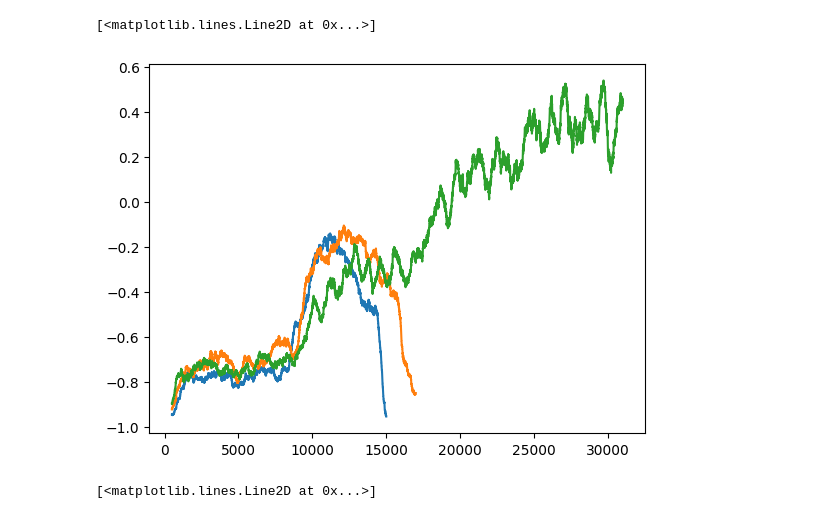
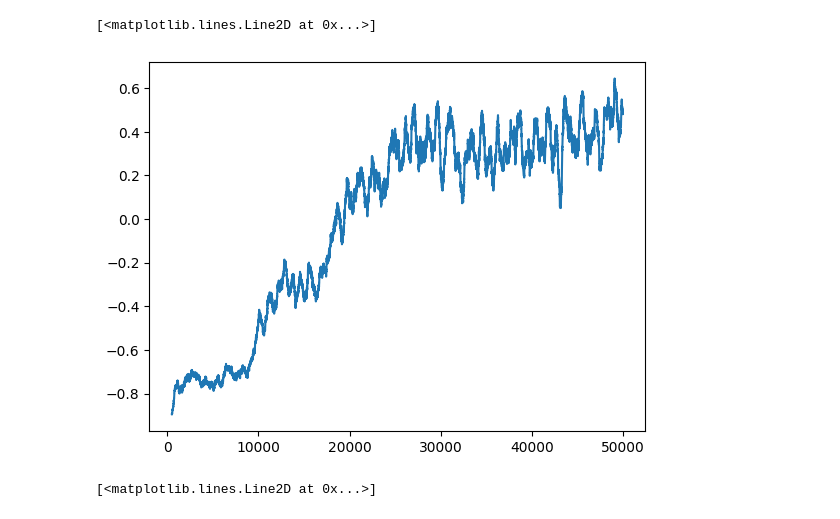
Before and after one commit to fredpell1/snake-RL, a Jupyter notebook: src/plot.ipynb, the cells around one changed output. Drawn from its saved outputs; the diff is of its cells as text; code cells hidden in the pictures.

```diff
--- a/src/plot.ipynb
+++ b/src/plot.ipynb
@@ -2,24 +2,24 @@
 import matplotlib.pyplot as plt
 import numpy as np
 # %%
-rewards_dqn_v1 = np.loadtxt('../outputs/dqn-v1-test.txt')
-rewards_dqn_v2 = np.loadtxt('../outputs/dqn-v2-test.txt')
-rewards_dqn_v3 = np.loadtxt('../outputs/dqn-v3-test.txt')
-rewards_dqn_v4 = np.loadtxt('../outputs/dqn-v4-test.txt')
-rewards_dqn_v5 = np.loadtxt('../outputs/dqn-v5-test.txt')
-reward_dqn_v_1_1 = np.loadtxt('../outputs/dqn-v1-1-test.txt')
-reward_dqn_v_1_2 = np.loadtxt('../outputs/dqn-v1-2-test.txt')
-reward_dqn_v_1_3 = np.loadtxt('../outputs/dqn-v1-3-test.txt')
-reward_dqn_v_1_4 = np.loadtxt('../outputs/dqn-v1-4-test.txt')
-reward_dqn_v_2_1 = np.loadtxt('../outputs/dqn-v2-1-test.txt')
-reward_dqn_v_2_2 = np.loadtxt('../outputs/dqn-v2-2-test.txt')
-reward_dqn_v_2_3 = np.loadtxt('../outputs/dqn-v2-3-test.txt')
-reward_dqn_v_2_4 = np.loadtxt('../outputs/dqn-v2-4-test.txt')
+rewards_dqn_v1 = np.loadtxt('../outputs/dqn/dqn-v1-test.txt')
+rewards_dqn_v2 = np.loadtxt('../outputs/dqn/dqn-v2-test.txt')
+rewards_dqn_v3 = np.loadtxt('../outputs/dqn/dqn-v3-test.txt')
+rewards_dqn_v4 = np.loadtxt('../outputs/dqn/dqn-v4-test.txt')
+rewards_dqn_v5 = np.loadtxt('../outputs/dqn/dqn-v5-test.txt')
+reward_dqn_v_1_1 = np.loadtxt('../outputs/dqn/dqn-v1-1-test.txt')
+reward_dqn_v_1_2 = np.loadtxt('../outputs/dqn/dqn-v1-2-test.txt')
+reward_dqn_v_1_3 = np.loadtxt('../outputs/dqn/dqn-v1-3-test.txt')
+reward_dqn_v_1_4 = np.loadtxt('../outputs/dqn/dqn-v1-4-test.txt')
+reward_dqn_v_2_1 = np.loadtxt('../outputs/dqn/dqn-v2-1-test.txt')
+reward_dqn_v_2_2 = np.loadtxt('../outputs/dqn/dqn-v2-2-test.txt')
+reward_dqn_v_2_3 = np.loadtxt('../outputs/dqn/dqn-v2-3-test.txt')
+reward_dqn_v_2_4 = np.loadtxt('../outputs/dqn/dqn-v2-4-test.txt')
 
-rewards_dqn_cnn_v1 = np.loadtxt('../outputs/dqn-cnn-v1.txt')
-rewards_dqn_cnn_v1_1 = np.loadtxt('../outputs/dqn-cnn-v1-1.txt')
-rewards_dqn_cnn_v2 = np.loadtxt('../outputs/dqn-cnn-v2.txt')
-rewards_random = np.loadtxt('../outputs/random.txt')
+rewards_dqn_cnn_v1 = np.loadtxt('../outputs/dqn-cnn/dqn-cnn-v1.txt')
+rewards_dqn_cnn_v1_1 = np.loadtxt('../outputs/dqn-cnn/dqn-cnn-v1-1.txt')
+rewards_dqn_cnn_v2 = np.loadtxt('../outputs/dqn-cnn/dqn-cnn-v2.txt')
+rewards_random = np.loadtxt('../outputs/td/random.txt')
 # %%
 def running_average(window_size, data):
     average_data = []
@@ -29,12 +29,12 @@ def running_average(window_size, data):
         average_data.insert(0, np.nan)
     return average_data
 # %%
-plt.plot(running_average(500,rewards_dqn_cnn_v1), label='dqn-cnn-v1')
-plt.plot(running_average(500,rewards_dqn_cnn_v1_1), label='dqn-cnn-v1-1')
+# plt.plot(running_average(500,rewards_dqn_cnn_v1), label='dqn-cnn-v1')
+# plt.plot(running_average(500,rewards_dqn_cnn_v1_1), label='dqn-cnn-v1-1')
 plt.plot(running_average(500, rewards_dqn_cnn_v2), label='dqn-cnn-v2')
 # %% [output]
 [<matplotlib.lines.Line2D at 0x...>]
-[figure, old version]
+[figure, new version]
 # %%
 plt.figure(figsize=(10,10))
 plt.subplot(131)
```
Also changed, not shown: 1 other file.
